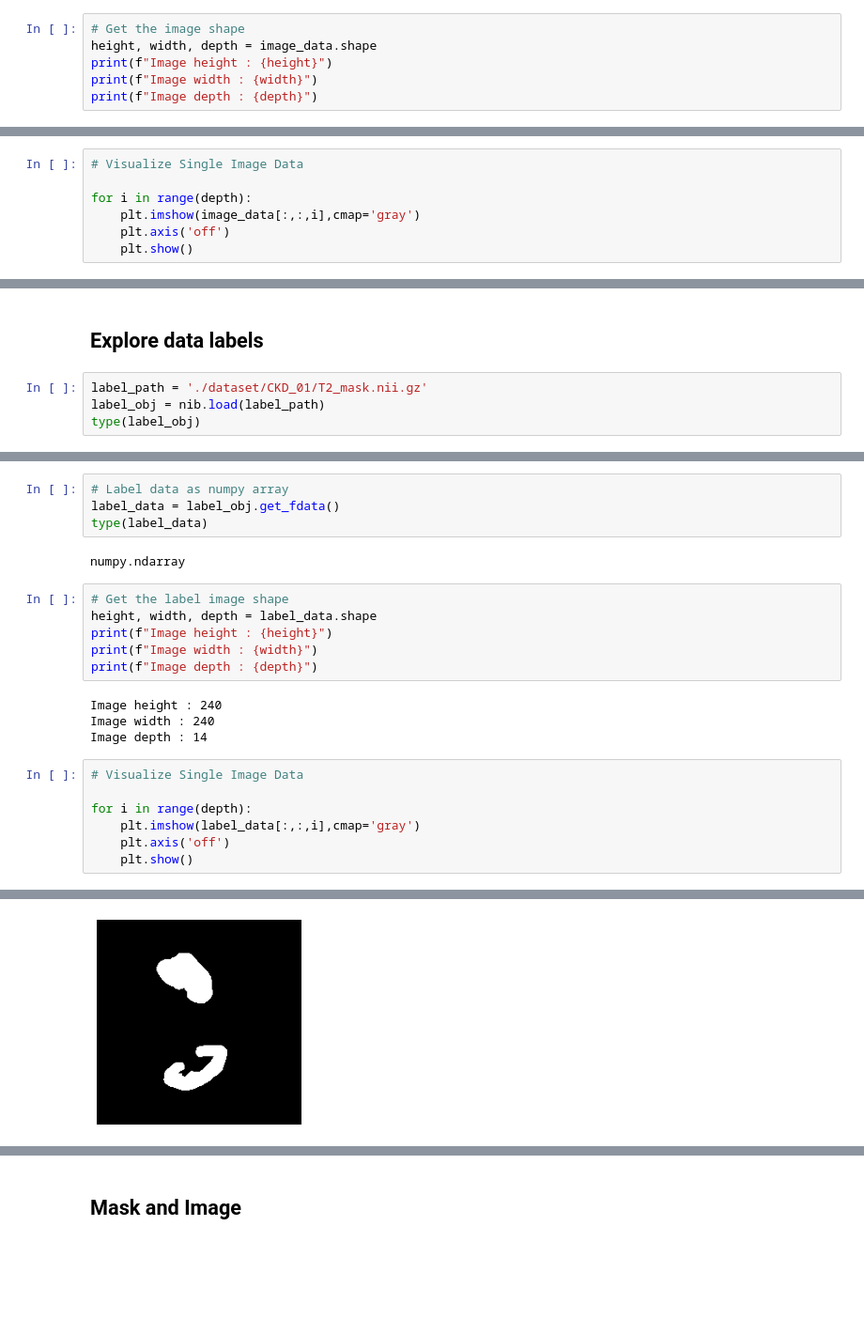
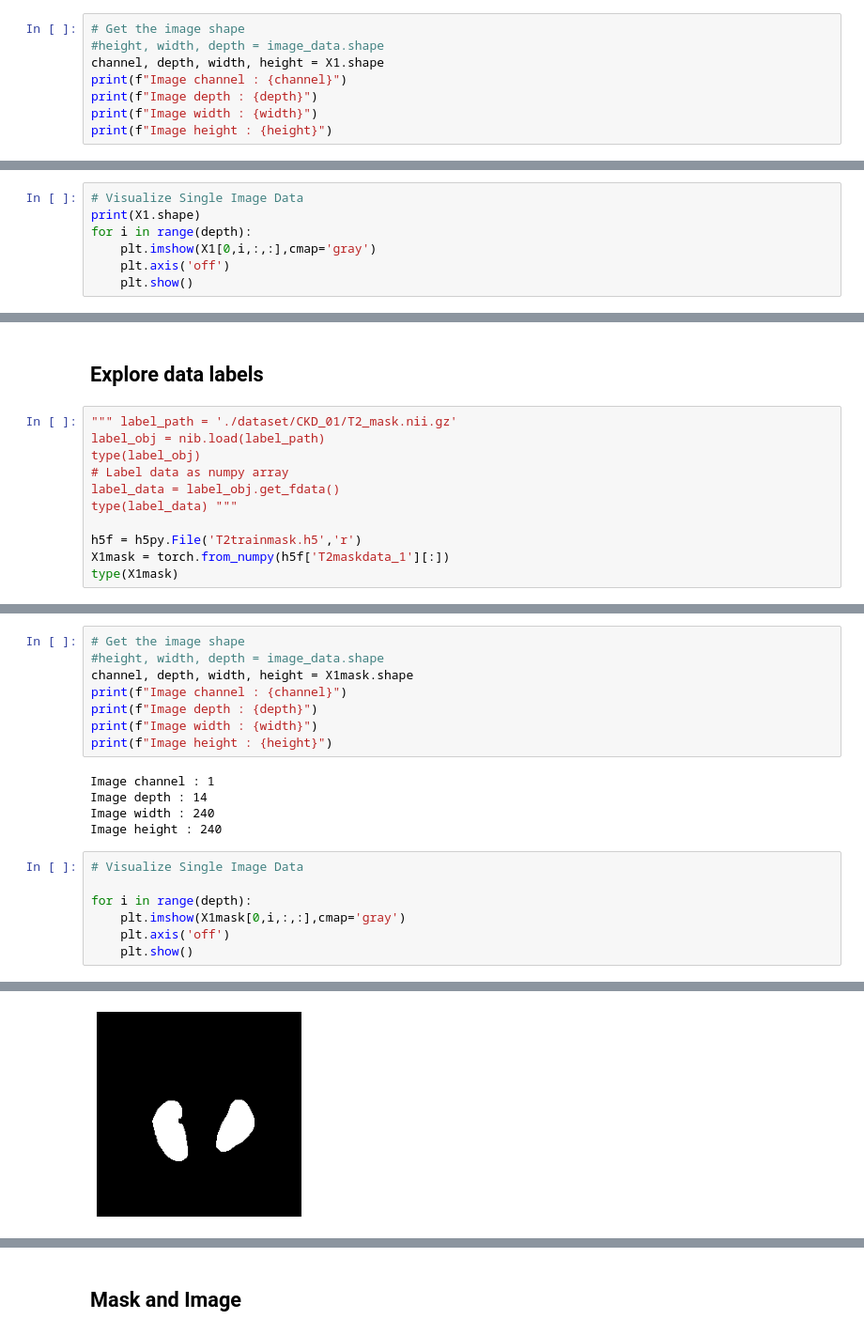
Before and after one commit to joewong00/3D-CNN-Segmentation, a Jupyter notebook: visualize.ipynb, the cells around one changed output, grey strips where cells are left out. Shown at 94% size. Saved outputs shown, nothing was run; the diff lists cells and outputs as text; blank space fills up the shorter version.

```diff
--- a/visualize.ipynb
+++ b/visualize.ipynb
@@ -26,7 +30,9 @@ numpy.ndarray
 # %%
 # Get the image shape
-height, width, depth = image_data.shape
+#height, width, depth = image_data.shape
+channel, depth, width, height = X1.shape
+print(f"Image channel : {channel}")
+print(f"Image depth : {depth}")
+print(f"Image width : {width}")
 print(f"Image height : {height}")
-print(f"Image width : {width}")
-print(f"Image depth : {depth}")
 # %% [output]
@@ -36,8 +43,8 @@ Image depth : 14
 # %%
 # Visualize Single Image Data
-
+print(X1.shape)
 for i in range(depth):
-    plt.imshow(image_data[:,:,i],cmap='gray')
+    plt.imshow(X1[0,i,:,:],cmap='gray')
     plt.axis('off')
     plt.show()
 # %% [output]
@@ -71,7 +77,14 @@ interactive(children=(IntSlider(value=6, description='layer', max=13), Output())
 # %% [markdown]
 ## Explore data labels
 # %%
-label_path = './dataset/CKD_01/T2_mask.nii.gz'
+""" label_path = './dataset/CKD_01/T2_mask.nii.gz'
 label_obj = nib.load(label_path)
 type(label_obj)
+# Label data as numpy array
+label_data = label_obj.get_fdata()
+type(label_data) """
+
+h5f = h5py.File('T2trainmask.h5','r')
+X1mask = torch.from_numpy(h5f['T2maskdata_1'][:])
+type(X1mask)
 # %% [output]
@@ -79,24 +92,21 @@ nibabel.nifti1.Nifti1Image
-# %%
-# Label data as numpy array
-label_data = label_obj.get_fdata()
-type(label_data)
-# %% [output]
-numpy.ndarray
 # %%
-# Get the label image shape
-height, width, depth = label_data.shape
+# Get the image shape
+#height, width, depth = image_data.shape
+channel, depth, width, height = X1mask.shape
+print(f"Image channel : {channel}")
+print(f"Image depth : {depth}")
+print(f"Image width : {width}")
 print(f"Image height : {height}")
-print(f"Image width : {width}")
-print(f"Image depth : {depth}")
 # %% [output]
+Image channel : 1
+Image depth : 14
+Image width : 240
 Image height : 240
-Image width : 240
-Image depth : 14
 # %%
 # Visualize Single Image Data
 
 for i in range(depth):
-    plt.imshow(label_data[:,:,i],cmap='gray')
+    plt.imshow(X1mask[0,i,:,:],cmap='gray')
     plt.axis('off')
     plt.show()
 # %% [output]
@@ -109 +119 @@ for i in range(depth):
-[figure, old version]
+[figure, new version]
```
Also changed, not shown: parts of 10 cells of this notebook, 2 other files.
